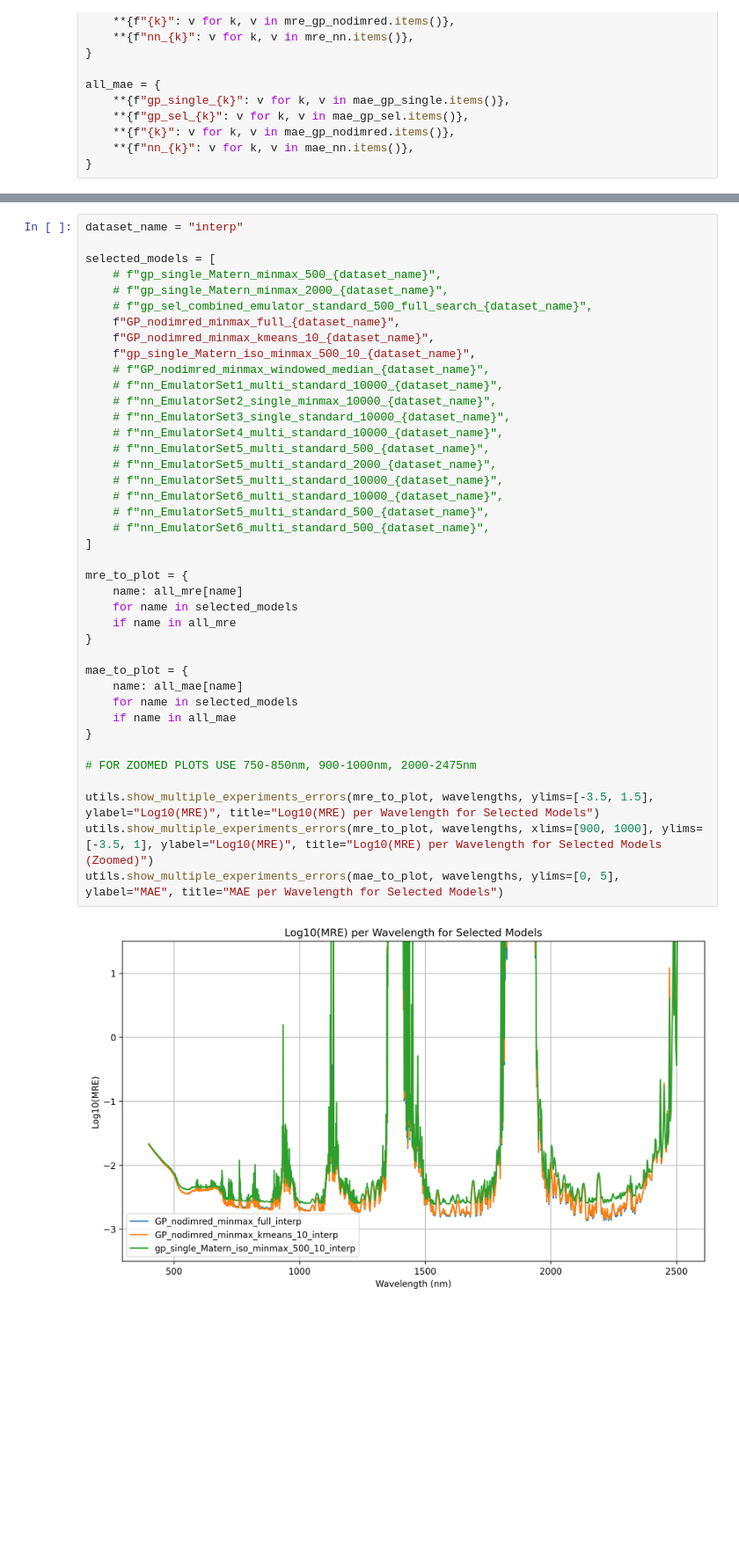
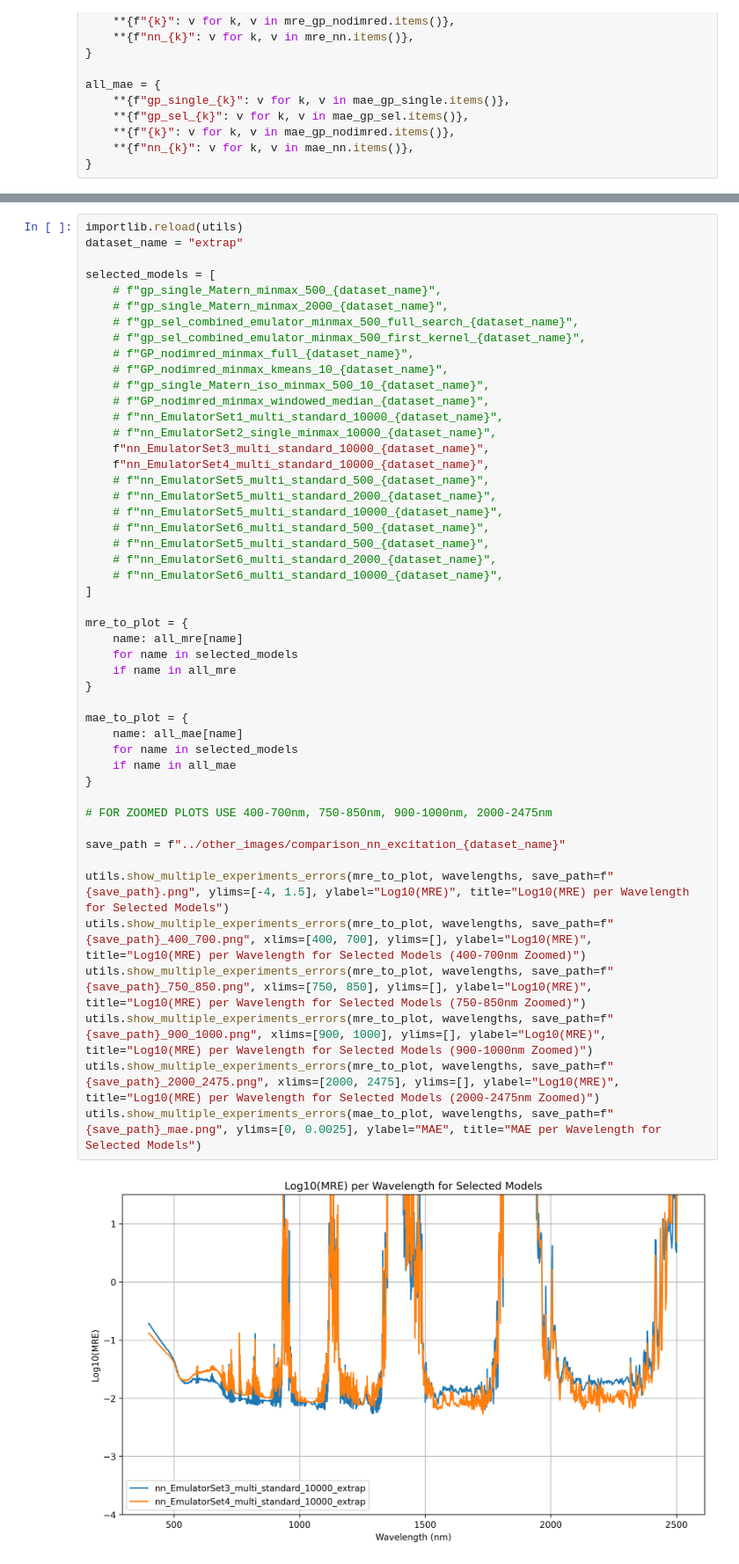
Before and after one commit to Teolul/Masters_Thesis, a Jupyter notebook: comparisons.ipynb, the cells around one changed output, grey strips where cells are left out. Shown at 88% size. Drawn from its saved outputs; the diff is of its cells as text; blank space fills up the shorter version.

```diff
--- a/comparisons.ipynb
+++ b/comparisons.ipynb
@@ -168,42 +168,50 @@ array([-0.5009, -0.4894, -0.4984, -0.5025, -0.5033, -0.505 , -0.5048, -0.5079, -
 # %%
-dataset_name = "interp"
+importlib.reload(utils)
+dataset_name = "extrap"
 
 selected_models = [
     # f"gp_single_Matern_minmax_500_{dataset_name}",
     # f"gp_single_Matern_minmax_2000_{dataset_name}",
-    # f"gp_sel_combined_emulator_standard_500_full_search_{dataset_name}",
-    f"GP_nodimred_minmax_full_{dataset_name}",
-    f"GP_nodimred_minmax_kmeans_10_{dataset_name}",
-    f"gp_single_Matern_iso_minmax_500_10_{dataset_name}",
+    # f"gp_sel_combined_emulator_minmax_500_full_search_{dataset_name}",
+    # f"gp_sel_combined_emulator_minmax_500_first_kernel_{dataset_name}",
+    # f"GP_nodimred_minmax_full_{dataset_name}",
+    # f"GP_nodimred_minmax_kmeans_10_{dataset_name}",
+    # f"gp_single_Matern_iso_minmax_500_10_{dataset_name}",
     # f"GP_nodimred_minmax_windowed_median_{dataset_name}",
     # f"nn_EmulatorSet1_multi_standard_10000_{dataset_name}",
     # f"nn_EmulatorSet2_single_minmax_10000_{dataset_name}",
-    # f"nn_EmulatorSet3_single_standard_10000_{dataset_name}",
-    # f"nn_EmulatorSet4_multi_standard_10000_{dataset_name}",
+    f"nn_EmulatorSet3_multi_standard_10000_{dataset_name}",
+    f"nn_EmulatorSet4_multi_standard_10000_{dataset_name}",
     # f"nn_EmulatorSet5_multi_standard_500_{dataset_name}",
     # f"nn_EmulatorSet5_multi_standard_2000_{dataset_name}",
     # f"nn_EmulatorSet5_multi_standard_10000_{dataset_name}",
+    # f"nn_EmulatorSet6_multi_standard_500_{dataset_name}",
+    # f"nn_EmulatorSet5_multi_standard_500_{dataset_name}",
+    # f"nn_EmulatorSet6_multi_standard_2000_{dataset_name}",
     # f"nn_EmulatorSet6_multi_standard_10000_{dataset_name}",
-    # f"nn_EmulatorSet5_multi_standard_500_{dataset_name}",
-    # f"nn_EmulatorSet6_multi_standard_500_{dataset_name}",
 ]
 
 mre_to_plot = {
     name: all_mre[name]
     for name in selected_models
     if name in all_mre
 }
 
 mae_to_plot = {
     name: all_mae[name]
     for name in selected_models
     if name in all_mae
 }
 
-# FOR ZOOMED PLOTS USE 750-850nm, 900-1000nm, 2000-2475nm
+# FOR ZOOMED PLOTS USE 400-700nm, 750-850nm, 900-1000nm, 2000-2475nm
 
-utils.show_multiple_experiments_errors(mre_to_plot, wavelengths, ylims=[-3.5, 1.5], ylabel="Log10(MRE)", title="Log10(MRE) per Wavelength for Selected Models")
-utils.show_multiple_experiments_errors(mre_to_plot, wavelengths, xlims=[900, 1000], ylims=[-3.5, 1], ylabel="Log10(MRE)", title="Log10(MRE) per Wavelength for Selected Models (Zoomed)")
-utils.show_multiple_experiments_errors(mae_to_plot, wavelengths, ylims=[0, 5], ylabel="MAE", title="MAE per Wavelength for Selected Models")
+save_path = f"../other_images/comparison_nn_excitation_{dataset_name}"
+
+utils.show_multiple_experiments_errors(mre_to_plot, wavelengths, save_path=f"{save_path}.png", ylims=[-4, 1.5], ylabel="Log10(MRE)", title="Log10(MRE) per Wavelength for Selected Models")
+utils.show_multiple_experiments_errors(mre_to_plot, wavelengths, save_path=f"{save_path}_400_700.png", xlims=[400, 700], ylims=[], ylabel="Log10(MRE)", title="Log10(MRE) per Wavelength for Selected Models (400-700nm Zoomed)")
+utils.show_multiple_experiments_errors(mre_to_plot, wavelengths, save_path=f"{save_path}_750_850.png", xlims=[750, 850], ylims=[], ylabel="Log10(MRE)", title="Log10(MRE) per Wavelength for Selected Models (750-850nm Zoomed)")
+utils.show_multiple_experiments_errors(mre_to_plot, wavelengths, save_path=f"{save_path}_900_1000.png", xlims=[900, 1000], ylims=[], ylabel="Log10(MRE)", title="Log10(MRE) per Wavelength for Selected Models (900-1000nm Zoomed)")
+utils.show_multiple_experiments_errors(mre_to_plot, wavelengths, save_path=f"{save_path}_2000_2475.png", xlims=[2000, 2475], ylims=[], ylabel="Log10(MRE)", title="Log10(MRE) per Wavelength for Selected Models (2000-2475nm Zoomed)")
+utils.show_multiple_experiments_errors(mae_to_plot, wavelengths, save_path=f"{save_path}_mae.png", ylims=[0, 0.0025], ylabel="MAE", title="MAE per Wavelength for Selected Models")
 # %% [output]
-[figure, old version]
+[figure, new version]
```
Also changed, not shown: parts of 3 cells of this notebook, 14 other files.
